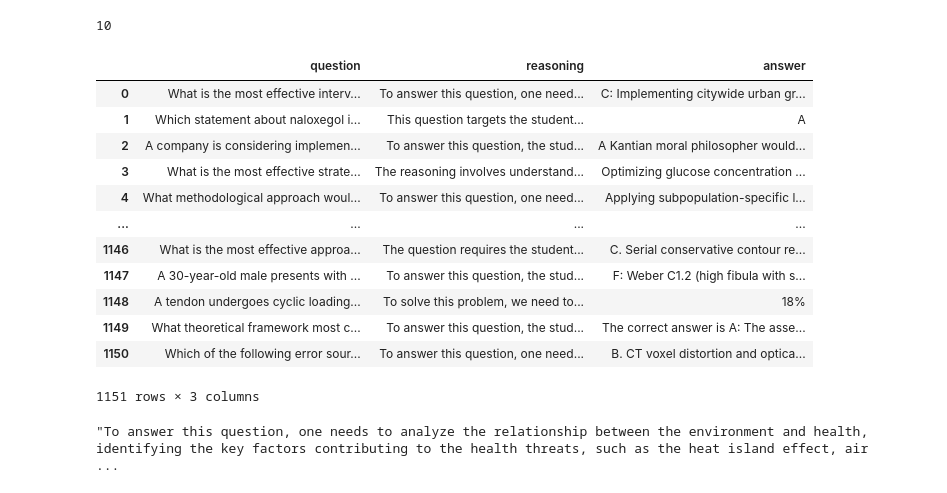
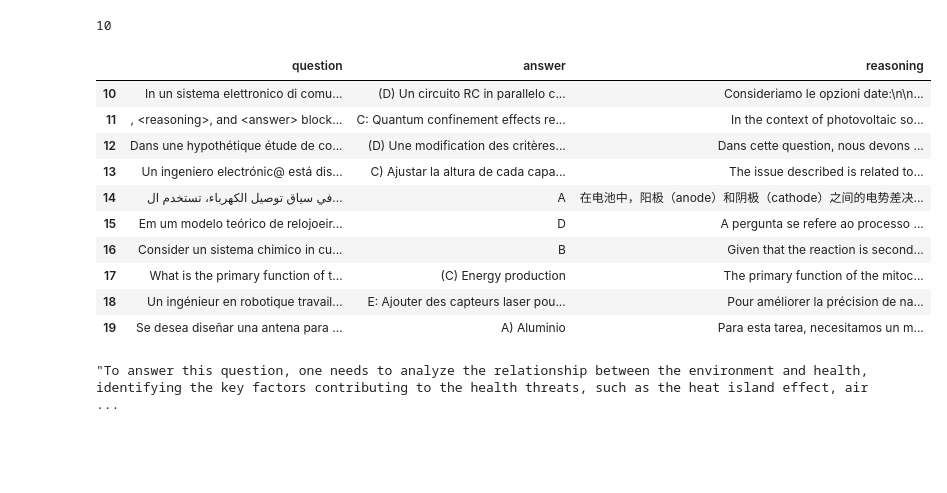
Before and after one commit to ishikauniphore/AcquisitionSynthesis, a Jupyter notebook: test.ipynb, the cells around one changed output. Drawn from its saved outputs; the diff is of its cells as text; code cells hidden in the pictures; blank space fills up the shorter version.

```diff
--- a/test.ipynb
+++ b/test.ipynb
@@ -54,23 +54,21 @@ len(exps[0]['embed_sim'])
 10
 # %%
 import pandas as pd
-data = pd.read_parquet('/home/ubuntu/AcquisitionSynthesis/training_data/DataEnvGym_nemotron_stem_llama8bins.parquet')
+data = pd.read_parquet('/home/ubuntu/AcquisitionSynthesis/training_data/Original_nemotron_stem_qwen7bins_10k.parquet')
 # %%
-data
+data[10:20]
 # %% [output]
-|  | question | reasoning | answer |
-| 0 | What is the most effective interv... | To answer this question, one need... | C: Implementing citywide urban gr... |
-| 1 | Which statement about naloxegol i... | This question targets the student... | A |
-| 2 | A company is considering implemen... | To answer this question, the stud... | A Kantian moral philosopher would... |
-| 3 | What is the most effective strate... | The reasoning involves understand... | Optimizing glucose concentration ... |
-| 4 | What methodological approach woul... | To answer this question, one need... | Applying subpopulation-specific l... |
-| ... | ... | ... | ... |
-| 1146 | What is the most effective approa... | The question requires the student... | C. Serial conservative contour re... |
-| 1147 | A 30-year-old male presents with ... | To answer this question, the stud... | F: Weber C1.2 (high fibula with s... |
-| 1148 | A tendon undergoes cyclic loading... | To solve this problem, we need to... | 18% |
-| 1149 | What theoretical framework most c... | To answer this question, the stud... | The correct answer is A: The asse... |
-| 1150 | Which of the following error sour... | To answer this question, one need... | B. CT voxel distortion and optica... |
+|  | question | answer | reasoning |
+| 10 | In un sistema elettronico di comu... | (D) Un circuito RC in parallelo c... | Consideriamo le opzioni date:\n\n... |
+| 11 | , <reasoning>, and <answer> block... | C: Quantum confinement effects re... | In the context of photovoltaic so... |
+| 12 | Dans une hypothétique étude de co... | (D) Une modification des critères... | Dans cette question, nous devons ... |
+| 13 | Un ingeniero electrónic@ está dis... | C) Ajustar la altura de cada capa... | The issue described is related to... |
+| 14 | في سياق توصيل الكهرباء، تستخدم ال... | A | 在电池中，阳极（anode）和阴极（cathode）之间的电势差决... |
+| 15 | Em um modelo teórico de relojoeir... | D | A pergunta se refere ao processo ... |
+| 16 | Consider un sistema chimico in cu... | B | Given that the reaction is second... |
+| 17 | What is the primary function of t... | (C) Energy production | The primary function of the mitoc... |
+| 18 | Un ingénieur en robotique travail... | E: Ajouter des capteurs laser pou... | Pour améliorer la précision de na... |
+| 19 | Se desea diseñar una antena para ... | A) Aluminio | Para esta tarea, necesitamos un m... |
-1151 rows × 3 columns
 # %%
 data['reasoning'][0]
 # %% [output]
```
Also changed, not shown: 15 other files.
